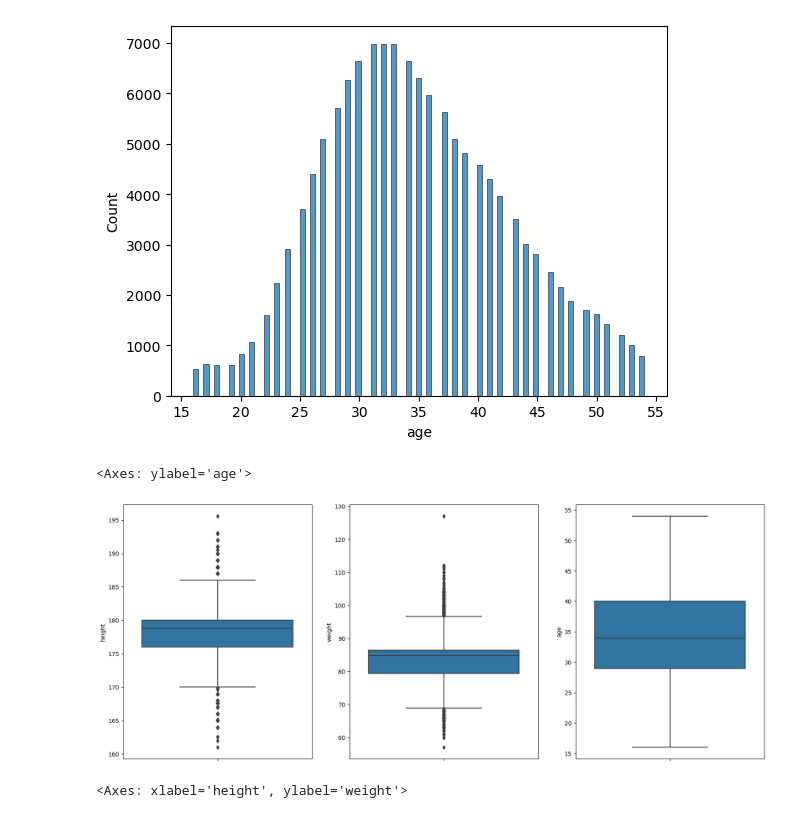
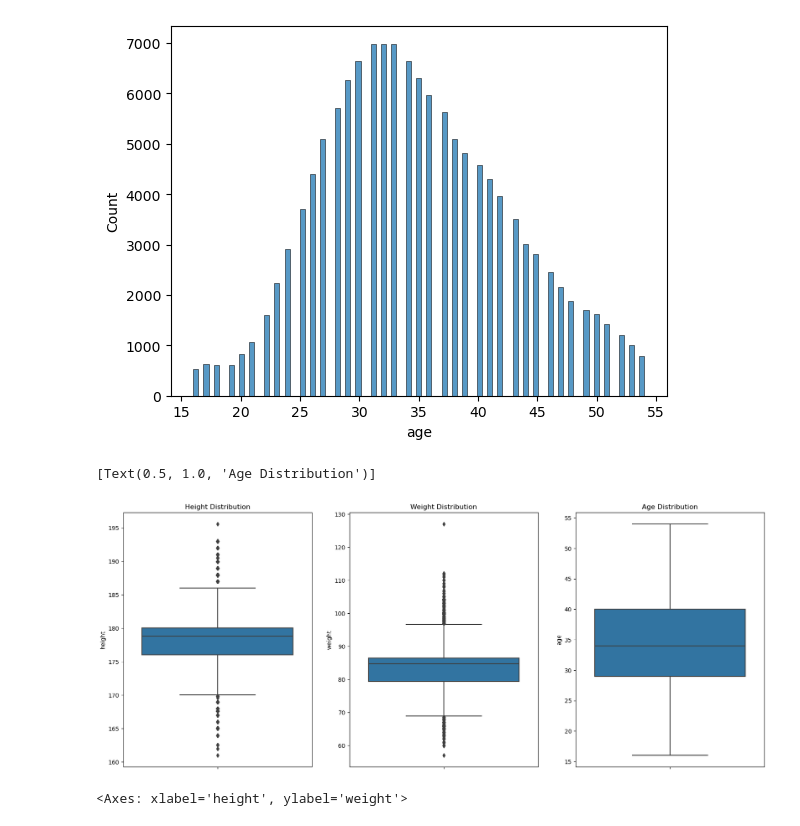
Before and after one commit to jowwwsy/MBA2023_USP_ICMC, a Jupyter notebook: notebooks/3.0-jpb-eda.ipynb, the cells around one changed output. Cells and saved outputs as stored; diff of their text form; code cells hidden in the pictures.

```diff
--- a/notebooks/3.0-jpb-eda.ipynb
+++ b/notebooks/3.0-jpb-eda.ipynb
@@ -54,13 +54,13 @@ sns.histplot(x='age',data=df)
 # %%
 fig, axes = plt.subplots(1, 3, figsize=(20, 8))
 
 
-sns.boxplot(ax=axes[0], y='height', data=df)
-sns.boxplot(ax=axes[1], y='weight', data=df)
-sns.boxplot(ax=axes[2], y='age', data=df)
+sns.boxplot(ax=axes[0], y='height', data=df).set(title='Height Distribution')
+sns.boxplot(ax=axes[1], y='weight', data=df).set(title='Weight Distribution')
+sns.boxplot(ax=axes[2], y='age', data=df).set(title='Age Distribution')
 # %% [output]
-<Axes: ylabel='age'>
+[Text(0.5, 1.0, 'Age Distribution')]
-[figure, old version]
+[figure, new version]
 # %%
 sns.scatterplot(x='height', y='weight', data=df)
 # %% [output]
```
Also changed, not shown: 8 other files.
